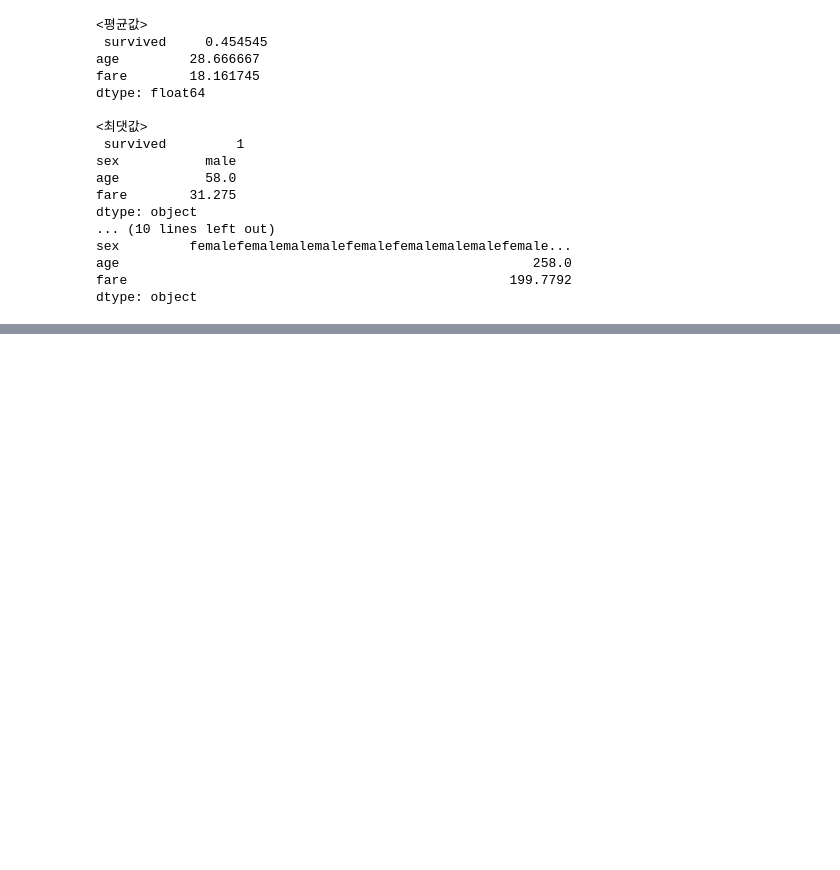
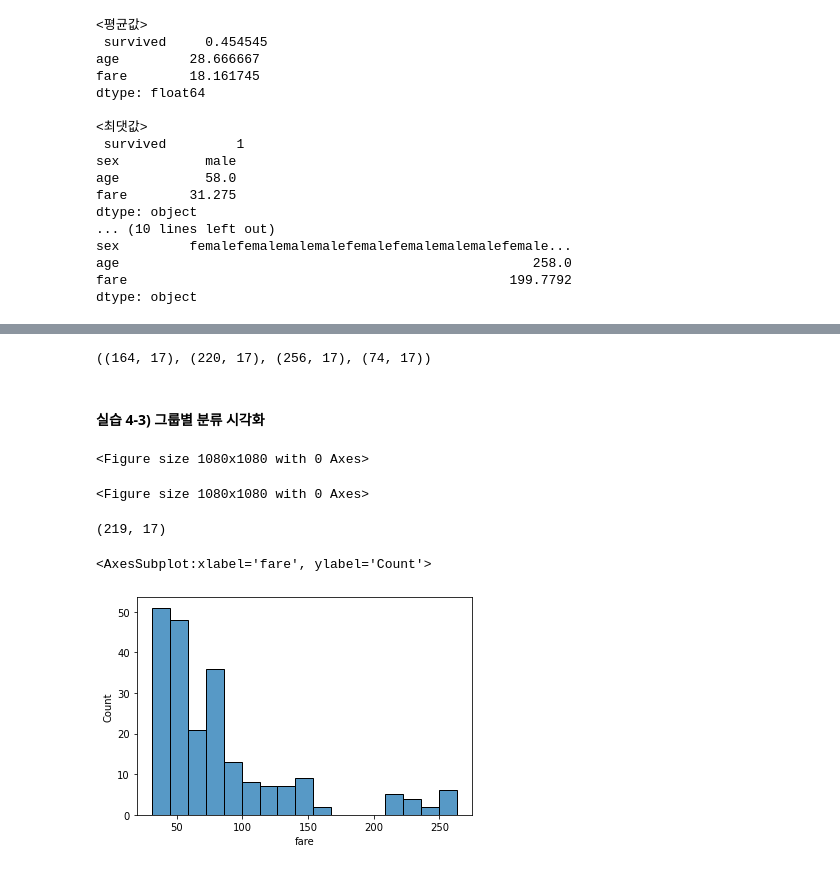
Before and after one commit to jinubot07/LikeLion_13th_DataCourse, a Jupyter notebook: web_visualization/20210916_pd_sns[MAC].ipynb, the cells around one changed output, grey strips where cells are left out. Saved outputs shown, nothing was run; the diff lists cells and outputs as text; code cells hidden in the pictures; blank space fills up the shorter version.

```diff
--- a/web_visualization/20210916_pd_sns[MAC].ipynb
+++ b/web_visualization/20210916_pd_sns[MAC].ipynb
@@ -745,0 +971,8 @@ dtype: object
+# %%
+# 데이터프레임.loc[ 조건에 해당하는 row , "새로운 column 명" ] = 각 row별 column의 값
+data.loc[ (data.fare>=0)       & (data.fare<7.9104) ,  "group_fare" ] = 1
+data.loc[ (data.fare>=7.9104)  & (data.fare<14.4542),  "group_fare" ] = 2
+data.loc[ (data.fare>=14.4542) & (data.fare<31)     ,  "group_fare" ] = 3
+data.loc[ (data.fare>=31)      & (data.fare<512)    ,  "group_fare" ] = 4
+
+data.head()
@@ -745,0 +992,9 @@ dtype: object
+# %%
+# 나이 값에 따라 group_age 컬럼에 값(junior,youth,adult,senior,NaN) 넣기
+data.loc[ (data.age>=0)   & (data.age<20) , "group_age"  ] = "junior"
+data.loc[ (data.age>=20)  & (data.age<30) , "group_age"  ] = "youth"
+data.loc[ (data.age>=30)  & (data.age<50) , "group_age"  ] = "adult"
+data.loc[ (data.age>=50)                  , "group_age"  ] = "senior"
+
+data.age.max()
+data
@@ -745,0 +1015,28 @@ dtype: object
+# %%
+# 값이 같은 데이터 끼리 그룹명 지정
+group_age_01 = data[ data['group_age'] == "junior" ]  # 성능 향상을 위해 구간 분할
+group_age_02 = data[ data['group_age'] == "youth"  ]
+group_age_03 = data[ data['group_age'] == "adult"  ]
+group_age_04 = data[ data['group_age'] == "senior" ]
+
+group_age_01.shape, group_age_02.shape, group_age_03.shape, group_age_04.shape
+# %% [output]
+((164, 17), (220, 17), (256, 17), (74, 17))
+# %% [markdown]
+#### 실습 4-3)  그룹별 분류 시각화
+# %%
+plt.figure(figsize=(15,15),
+          )
+# %% [output]
+<Figure size 1080x1080 with 0 Axes>
+<Figure size 1080x1080 with 0 Axes>
+# %%
+
+data_fare04 = data.loc[(data.fare>31) & (data.fare<=512), : ]
+print(data_fare04.shape)
+data_fare04.head()
+sns.histplot(data_fare04['fare'])
+# %% [output]
+(219, 17)
+<AxesSubplot:xlabel='fare', ylabel='Count'>
+[figure, added]
```
Also changed, not shown: parts of 43 cells of this notebook, 1 other file.
